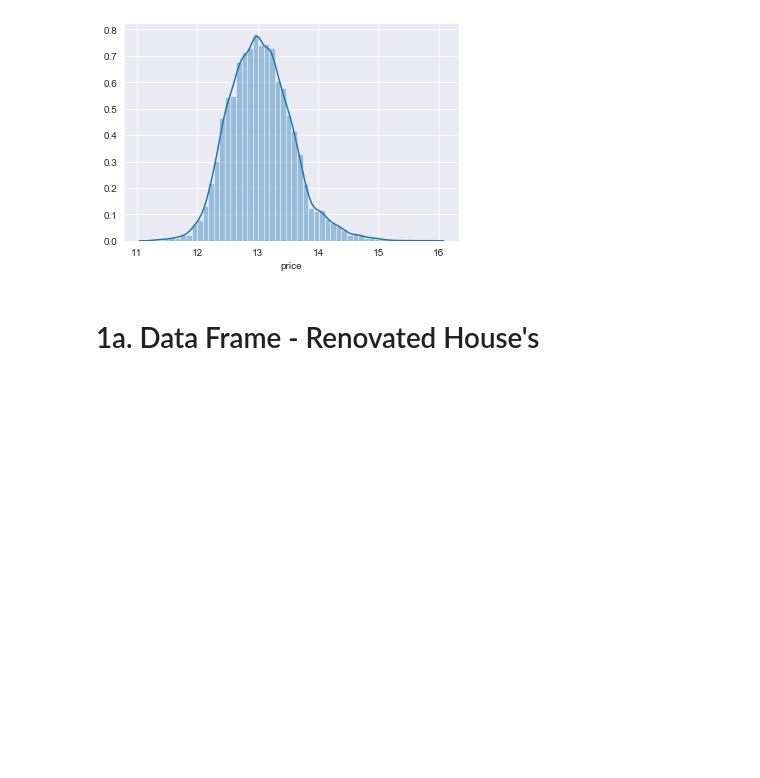
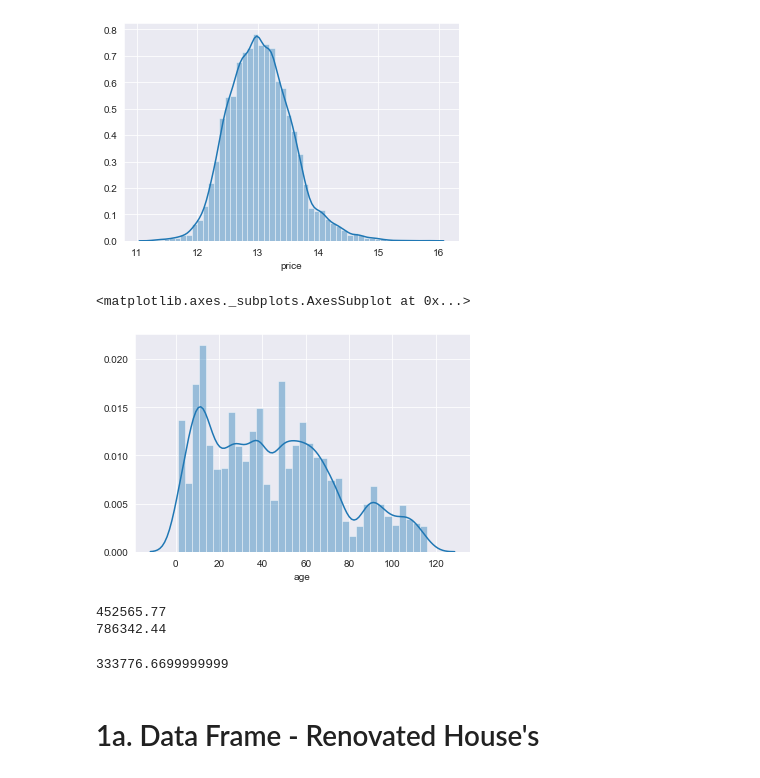
Before and after one commit to BanjiAjayi/Project1, a Jupyter notebook: Matt/Work Book 2.ipynb, the cells around one changed output. Drawn from its saved outputs; the diff is of its cells as text; code cells hidden in the pictures; blank space fills up the shorter version.

```diff
--- a/Matt/Work Book 2.ipynb
+++ b/Matt/Work Book 2.ipynb
@@ -615,6 +615,22 @@ sns.distplot(log_price)
 # %% [output]
 <matplotlib.axes._subplots.AxesSubplot at 0x...>
 [figure]
+# %%
+sns.distplot(df['age'])
+# %% [output]
+<matplotlib.axes._subplots.AxesSubplot at 0x...>
+[figure, added]
+# %%
+age = 54
+print(2517.33 * age + 316629.95)
+print(-1147.14 * age + 848288.0)
+# %% [output]
+452565.77
+786342.44
+# %%
+786342.44 -452565.77
+# %% [output]
+333776.6699999999
 # %% [markdown]
 # 1a. Data Frame - Renovated House's
 # %% [markdown]
```
Also changed, not shown: parts of 42 cells of this notebook, 3 other files.
